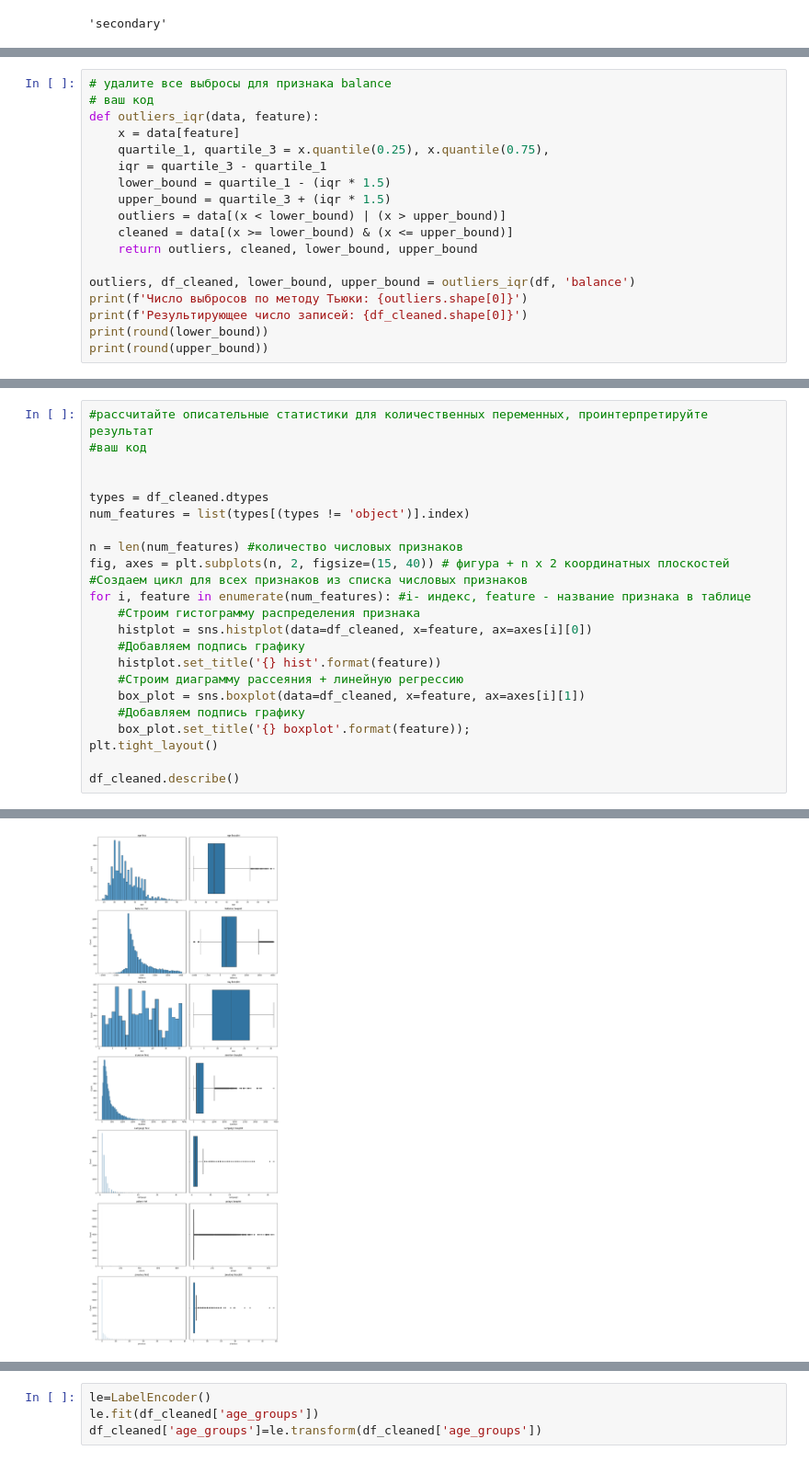
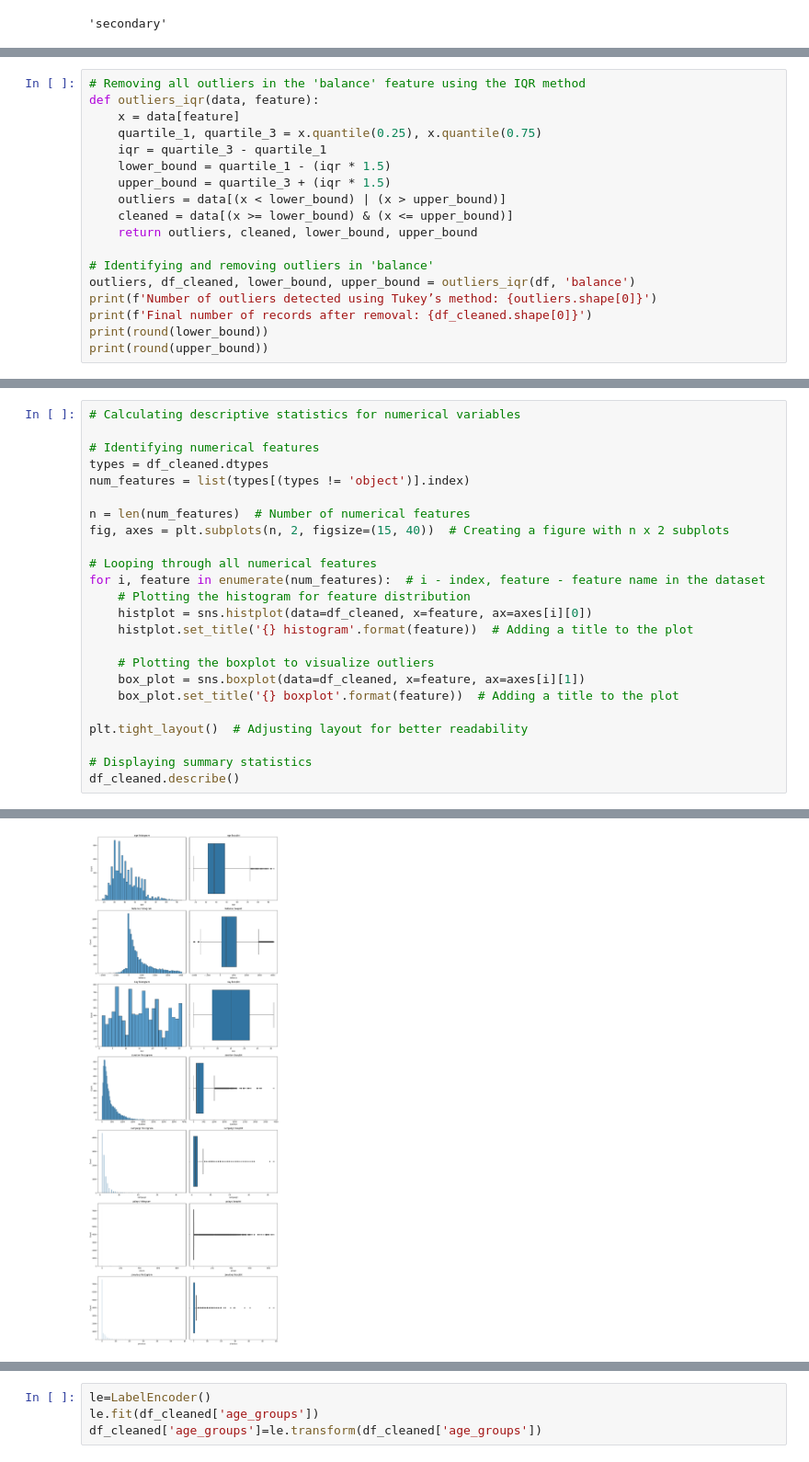
Before and after one commit to AndKober/Project_4, a Jupyter notebook: Project_4_ML.ipynb, the cells around one changed output, grey strips where cells are left out. Shown at 92% size. Cells and saved outputs as stored; diff of their text form.

```diff
--- a/Project_4_ML.ipynb
+++ b/Project_4_ML.ipynb
@@ -131,9 +138,8 @@ print(round(df[(df['education']==df['education'].mode().to_frame()['education'].
 # %%
-# удалите все выбросы для признака balance
-# ваш код
+# Removing all outliers in the 'balance' feature using the IQR method
 def outliers_iqr(data, feature):
     x = data[feature]
-    quartile_1, quartile_3 = x.quantile(0.25), x.quantile(0.75),
+    quartile_1, quartile_3 = x.quantile(0.25), x.quantile(0.75)
     iqr = quartile_3 - quartile_1
     lower_bound = quartile_1 - (iqr * 1.5)
     upper_bound = quartile_3 + (iqr * 1.5)
@@ -141,9 +147,10 @@ def outliers_iqr(data, feature):
     cleaned = data[(x >= lower_bound) & (x <= upper_bound)]
     return outliers, cleaned, lower_bound, upper_bound
 
+# Identifying and removing outliers in 'balance'
 outliers, df_cleaned, lower_bound, upper_bound = outliers_iqr(df, 'balance')
-print(f'Число выбросов по методу Тьюки: {outliers.shape[0]}')
-print(f'Результирующее число записей: {df_cleaned.shape[0]}')
+print(f'Number of outliers detected using Tukey’s method: {outliers.shape[0]}')
+print(f'Final number of records after removal: {df_cleaned.shape[0]}')
 print(round(lower_bound))
 print(round(upper_bound))
 # %% [output]
@@ -169,34 +173,35 @@ Sessions without purchase : 4681
 # %%
-#рассчитайте описательные статистики для количественных переменных, проинтерпретируйте результат
-#ваш код
+# Calculating descriptive statistics for numerical variables
 
-
+# Identifying numerical features
 types = df_cleaned.dtypes
 num_features = list(types[(types != 'object')].index)
 
-n = len(num_features) #количество числовых признаков
-fig, axes = plt.subplots(n, 2, figsize=(15, 40)) # фигура + n х 2 координатных плоскостей
-#Создаем цикл для всех признаков из списка числовых признаков
-for i, feature in enumerate(num_features): #i- индекс, feature - название признака в таблице
-    #Строим гистограмму распределения признака
+n = len(num_features)  # Number of numerical features
+fig, axes = plt.subplots(n, 2, figsize=(15, 40))  # Creating a figure with n x 2 subplots
+
+# Looping through all numerical features
+for i, feature in enumerate(num_features):  # i - index, feature - feature name in the dataset
+    # Plotting the histogram for feature distribution
     histplot = sns.histplot(data=df_cleaned, x=feature, ax=axes[i][0])
-    #Добавляем подпись графику
-    histplot.set_title('{} hist'.format(feature))
-    #Строим диаграмму рассеяния + линейную регрессию
+    histplot.set_title('{} histogram'.format(feature))  # Adding a title to the plot
+
+    # Plotting the boxplot to visualize outliers
     box_plot = sns.boxplot(data=df_cleaned, x=feature, ax=axes[i][1])
-    #Добавляем подпись графику
-    box_plot.set_title('{} boxplot'.format(feature));
-plt.tight_layout()
+    box_plot.set_title('{} boxplot'.format(feature))  # Adding a title to the plot
 
+plt.tight_layout()  # Adjusting layout for better readability
+
+# Displaying summary statistics
 df_cleaned.describe()
 # %% [output]
 |  | age | balance | day | duration | campaign | pdays | previous |
 | count | 10105.000000 | 10105.000000 | 10105.000000 | 10105.000000 | 10105.000000 | 10105.000000 | 10105.000000 |
 | mean | 40.895497 | 807.653538 | 15.590302 | 368.742603 | 2.517170 | 51.319644 | 0.816230 |
 | std | 11.734931 | 994.151966 | 8.441510 | 346.651524 | 2.707159 | 109.644179 | 2.243795 |
 | min | 18.000000 | -2049.000000 | 1.000000 | 2.000000 | 1.000000 | -1.000000 | 0.000000 |
 | 25% | 32.000000 | 95.000000 | 8.000000 | 137.000000 | 1.000000 | -1.000000 | 0.000000 |
 | 50% | 38.000000 | 445.000000 | 15.000000 | 252.000000 | 2.000000 | -1.000000 | 0.000000 |
 | 75% | 48.000000 | 1227.000000 | 22.000000 | 490.000000 | 3.000000 | 2.000000 | 1.000000 |
 | max | 95.000000 | 4063.000000 | 31.000000 | 3881.000000 | 43.000000 | 854.000000 | 58.000000 |
-[figure, old version]
+[figure, new version]
```
Also changed, not shown: parts of 68 cells of this notebook.
